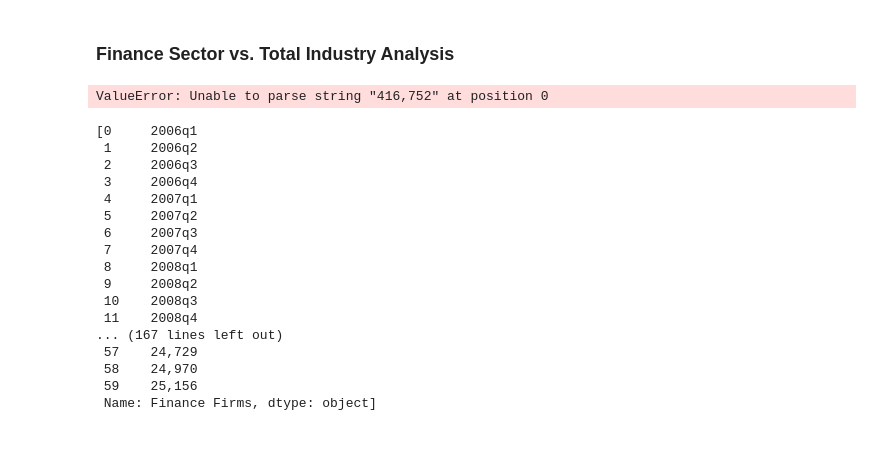
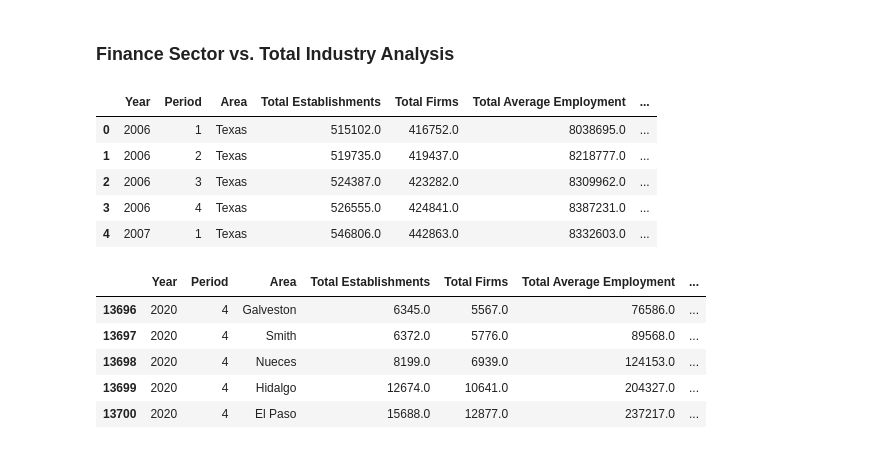
Before and after one commit to JuneB2021/Project1, a Jupyter notebook: Analytics File/unemployment_jb.ipynb, the cells around one changed output. Saved outputs shown, nothing was run; the diff lists cells and outputs as text; code cells hidden in the pictures.

```diff
--- a/Analytics File/unemployment_jb.ipynb
+++ b/Analytics File/unemployment_jb.ipynb
@@ -113,66 +113,46 @@ display(finance_employment_wages_df.tail())
 # %%
 # Merge employment and wages data
 all_employment_wages_df = pd.merge(employment_wages_df,finance_employment_wages_df, on=["Year", "Period", "Area"])
 
 # Drop column Ownership, Industry Code, Industry from dataframe
 all_employment_wages_df = all_employment_wages_df.drop(columns=['Industry_x', 'Industry Code_x', 'Level_x',
                                     'Month 1 Employment_x', 'Month 2 Employment_x', 'Month 3 Employment_x',
                                     'Hierarchical Ordering_x', 'Total Wages_x', 'Ownership_x', 'Industry Code_y',
                                     'Industry_y', 'Level_y','Month 1 Employment_y','Month 2 Employment_y',
                                     'Month 3 Employment_y','Hierarchical Ordering_y', 'Total Wages_y', 'Ownership_y'])
 
 # Rename columns
 all_employment_wages_df = all_employment_wages_df.rename(columns={'Establishments_x': 'Total Establishments',
                                    'Firms_x': 'Total Firms',
                                    'Average Employment_x': 'Total Average Employment',
                                    'Average Weekly Wage_x': 'Total Average Weekly Wage',
                                    'Establishments_y': 'Finance Establishments',
                                    'Firms_y': 'Finance Firms',
                                    'Average Employment_y': 'Finance Average Employment',
                                    'Average Weekly Wage_y': 'Finance Average Weekly Wage'
                                    })
 
 # Create Quarter column
 all_employment_wages_df['Quarter'] = all_employment_wages_df['Year'].astype (str) + 'q' + all_employment_wages_df['Period'].astype (str)
-# all_employment_wages_df['Firms % of Total'] = all_employment_wages_df.apply(lambda row: row['Finance Firms'] / row['Total Firms'], axis=1)
-
-all_employment_wages_df[["Total Firms", "Finance Firms"]] = all_employment_wages_df[["Total Firms", "Finance Firms"]].apply(pd.to_numeric)
+all_employment_wages_df['Total Annual Wage'] = all_employment_wages_df.apply(lambda row: row['Total Average Weekly Wage'] * 52, axis=1)
+all_employment_wages_df['Finance Annual Wage'] = all_employment_wages_df.apply(lambda row: row['Finance Average Weekly Wage'] * 52, axis=1)
+all_employment_wages_df['Firms % of Total'] = all_employment_wages_df.apply(lambda row: row['Finance Firms'] / row['Total Firms'], axis=1)
+all_employment_wages_df['Employment % of Total'] = all_employment_wages_df.apply(lambda row: row['Finance Average Employment'] / row['Total Average Employment'], axis=1)
+all_employment_wages_df['Establishments % of Total'] = all_employment_wages_df.apply(lambda row: row['Finance Establishments'] / row['Total Establishments'], axis=1)
 
 # Review the DataFrame
-all_employment_wages_df.dtypes
-
-#display(all_employment_wages_df.head())
-#display(all_employment_wages_df.tail())
+display(all_employment_wages_df.head())
+display(all_employment_wages_df.tail())
 # %% [output]
-ValueError: Unable to parse string "416,752" at position 0
+|  | Year | Period | Area | Total Establishments | Total Firms | Total Average Employment | ... |
+| 0 | 2006 | 1 | Texas | 515102.0 | 416752.0 | 8038695.0 | ... |
+| 1 | 2006 | 2 | Texas | 519735.0 | 419437.0 | 8218777.0 | ... |
+| 2 | 2006 | 3 | Texas | 524387.0 | 423282.0 | 8309962.0 | ... |
+| 3 | 2006 | 4 | Texas | 526555.0 | 424841.0 | 8387231.0 | ... |
+| 4 | 2007 | 1 | Texas | 546806.0 | 442863.0 | 8332603.0 | ... |
+|  | Year | Period | Area | Total Establishments | Total Firms | Total Average Employment | ... |
+| 13696 | 2020 | 4 | Galveston | 6345.0 | 5567.0 | 76586.0 | ... |
+| 13697 | 2020 | 4 | Smith | 6372.0 | 5776.0 | 89568.0 | ... |
+| 13698 | 2020 | 4 | Nueces | 8199.0 | 6939.0 | 124153.0 | ... |
+| 13699 | 2020 | 4 | Hidalgo | 12674.0 | 10641.0 | 204327.0 | ... |
+| 13700 | 2020 | 4 | El Paso | 15688.0 | 12877.0 | 237217.0 | ... |
-# %%
-# Filter the DataFrame to include only Texas state data and create Texas Finance Sector employment dataframe
-tx_employment_df = all_employment_wages_df[(all_employment_wages_df["Area"] == "Texas")]
-tx_total_firms_data = [tx_employment_df['Quarter'], tx_employment_df['Total Firms'], tx_employment_df['Finance Firms']]
-tx_total_firms_data
-# tx_finance_sector_employment_data[Finance Firms % of Total]
-
-# Create a DataFrame consisting of the Year, Quarter, Industry, Establishments, Firms, Average Employment and Average Weekly Wage columns
-# tx_employment_plot_df = tx_employment_data[["Year", "Period", "Establishments", "Firms", "Average Employment", "Average Weekly Wage"]]
-
-# Review the DataFrame
-# display(tx_employment_plot_df.head())
-# display(tx_employment_plot_df.tail())
-# %% [output]
-[0     2006q1
- 1     2006q2
- 2     2006q3
- 3     2006q4
- 4     2007q1
- 5     2007q2
- 6     2007q3
- 7     2007q4
- 8     2008q1
- 9     2008q2
- 10    2008q3
- 11    2008q4
-... (167 lines left out)
- 57    24,729
- 58    24,970
- 59    25,156
- Name: Finance Firms, dtype: object]
```
Also changed, not shown: parts of 7 cells of this notebook.
